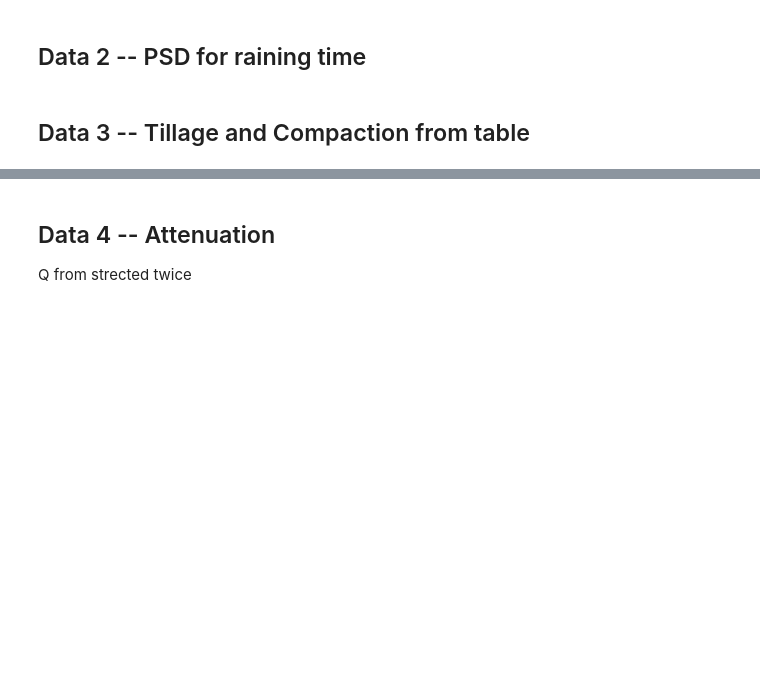
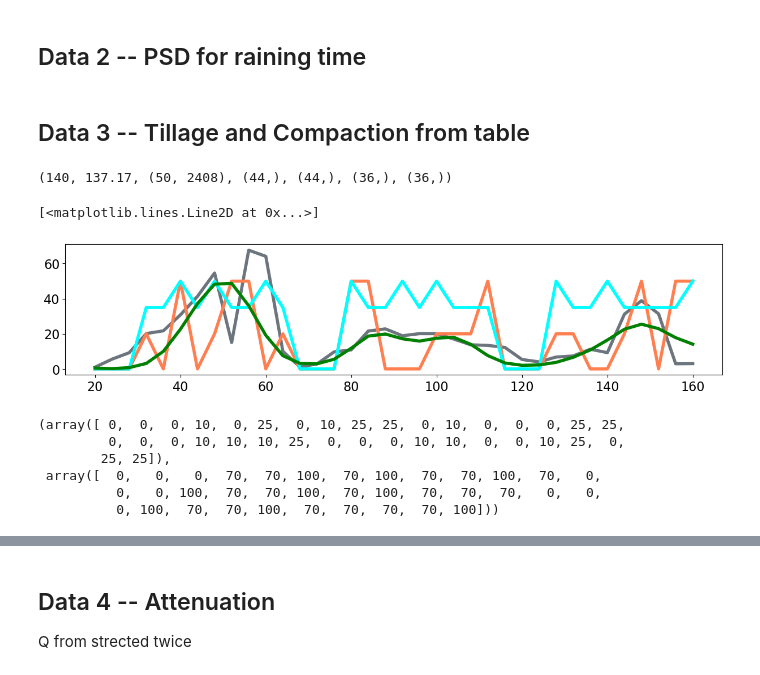
Before and after one commit to Denolle-Lab/FarmDAS, a Jupyter notebook: dvv_and_model/Fig3_spatial_damage.ipynb, the cells around one changed output, grey strips where cells are left out. Saved outputs shown, nothing was run; the diff lists cells and outputs as text; code cells hidden in the pictures; blank space fills up the shorter version.

```diff
--- a/dvv_and_model/Fig3_spatial_damage.ipynb
+++ b/dvv_and_model/Fig3_spatial_damage.ipynb
@@ -80,3 +80,33 @@ intep_tire = f(np.arange(50-6)*dchan)
 
 smooth_tillage = gaussian_filter1d(intep_tillage[:], sigma=2.5)
 smooth_tire = gaussian_filter1d(intep_tire[:], sigma=2.5)
+# %%
+35*4, 43*3.19, amp.shape, dvv_variability.shape, damage_index.shape, tillage.shape, tire.shape
+# %% [output]
+(140, 137.17, (50, 2408), (44,), (44,), (36,), (36,))
+# %%
+### Reverse interpolation: interpolate the dV/V data to plots
+f = interp1d(np.arange(50-6)*dchan, variability_evap*100, bounds_error=False, fill_value=1)
+interp_ddvv = f(np.arange(36)*4-3)
+
+f = interp1d(np.arange(50-6)*dchan, damage_index*100, bounds_error=False, fill_value=1)
+interp_disturb = f(np.arange(36)*4-3)
+
+### plot
+plt.figure(figsize=(15, 3))
+plt.plot(np.arange(36)*4+20, interp_ddvv, label='variability', lw=4, color='#6C757D')
+plt.plot(np.arange(36)*4+20, tillage*2, label='tillage', lw=4, color='Coral')
+plt.plot(np.arange(36)*4+20, tire/2, label='tire', lw=4, color='Cyan')
+plt.plot(np.arange(36)*4+20, interp_disturb/2, label='disturbance', lw=4, color='green')
+# %% [output]
+[<matplotlib.lines.Line2D at 0x...>]
+[figure, added]
+# %%
+tillage, tire
+# %% [output]
+(array([ 0,  0,  0, 10,  0, 25,  0, 10, 25, 25,  0, 10,  0,  0,  0, 25, 25,
+         0,  0,  0, 10, 10, 10, 25,  0,  0,  0, 10, 10,  0,  0, 10, 25,  0,
+        25, 25]),
+ array([  0,   0,   0,  70,  70, 100,  70, 100,  70,  70, 100,  70,   0,
+          0,   0, 100,  70,  70, 100,  70, 100,  70,  70,  70,   0,   0,
+          0, 100,  70,  70, 100,  70,  70,  70,  70, 100]))
```
Also changed, not shown: parts of 2 cells of this notebook, 3 other files.
